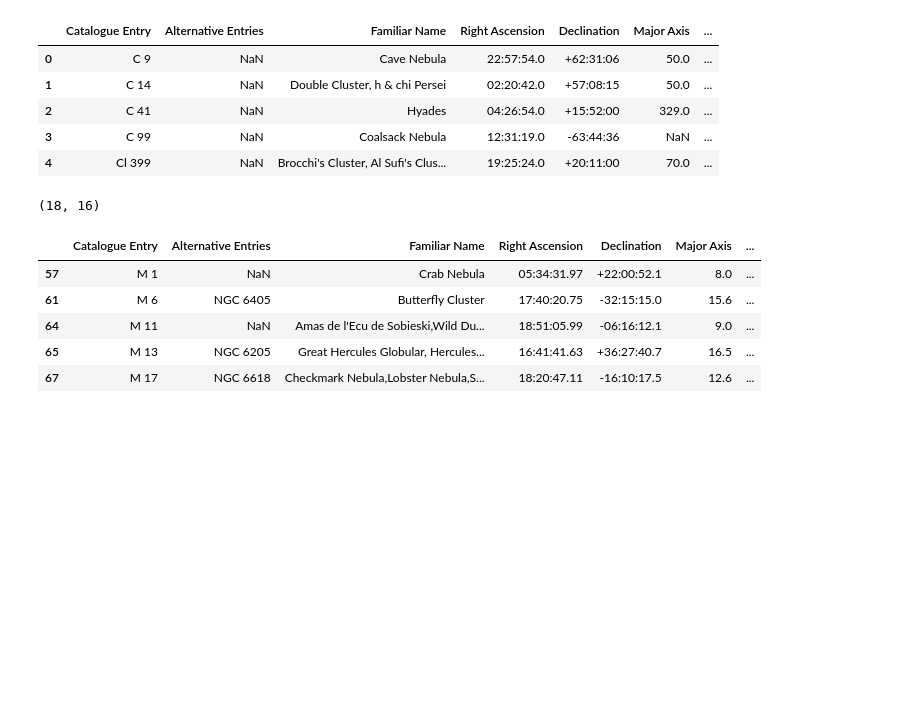
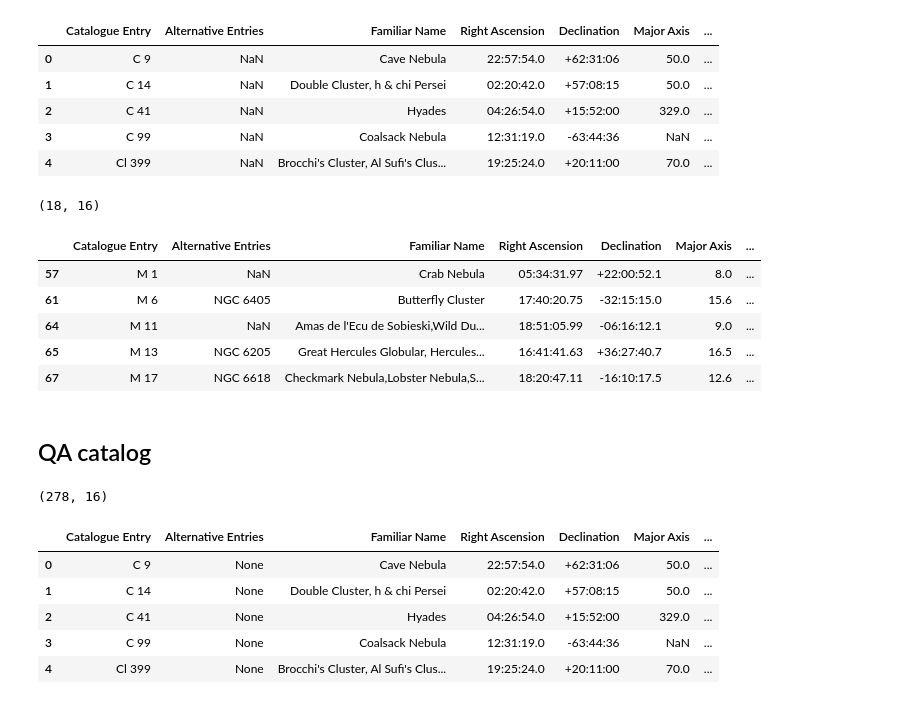
Before and after one commit to DwarfTelescopeUsers/dwarfii-stellarium-goto, a Jupyter notebook: notebooks/5_create_catalogues.ipynb, the cells around one changed output. Drawn from its saved outputs; the diff is of its cells as text; code cells hidden in the pictures; blank space fills up the shorter version.

```diff
--- a/notebooks/5_create_catalogues.ipynb
+++ b/notebooks/5_create_catalogues.ipynb
@@ -652,3 +662,16 @@ log_df(df)
 | 67 | M 17 | NGC 6618 | Checkmark Nebula,Lobster Nebula,S... | 18:20:47.11 | -16:10:17.5 | 12.6 | ... |
 # %%
 df.to_json(demo_path, orient='records')
+# %% [markdown]
+## QA catalog
+# %%
+df = pd.read_json(dso_catalog_json_path, orient='records')
+log_df(df)
+# %% [output]
+(278, 16)
+|  | Catalogue Entry | Alternative Entries | Familiar Name | Right Ascension | Declination | Major Axis | ... |
+| 0 | C 9 | None | Cave Nebula | 22:57:54.0 | +62:31:06 | 50.0 | ... |
+| 1 | C 14 | None | Double Cluster, h & chi Persei | 02:20:42.0 | +57:08:15 | 50.0 | ... |
+| 2 | C 41 | None | Hyades | 04:26:54.0 | +15:52:00 | 329.0 | ... |
+| 3 | C 99 | None | Coalsack Nebula | 12:31:19.0 | -63:44:36 | NaN | ... |
+| 4 | Cl 399 | None | Brocchi's Cluster, Al Sufi's Clus... | 19:25:24.0 | +20:11:00 | 70.0 | ... |
```
Also changed, not shown: parts of 23 cells of this notebook, 4 other files.
